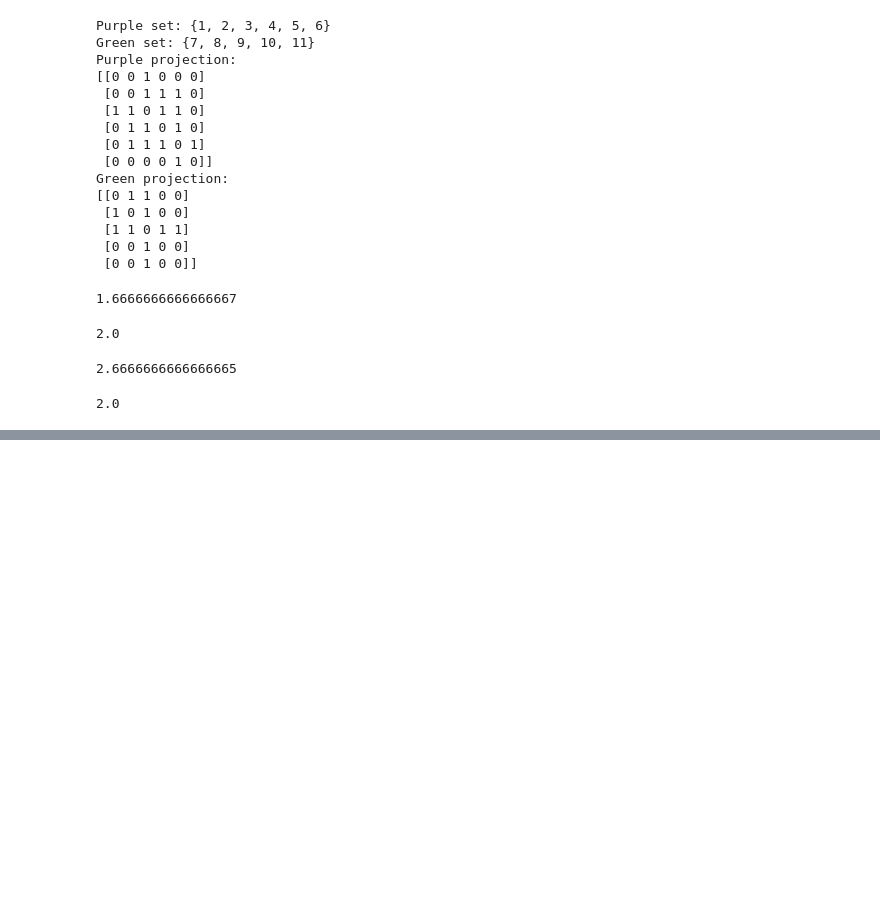
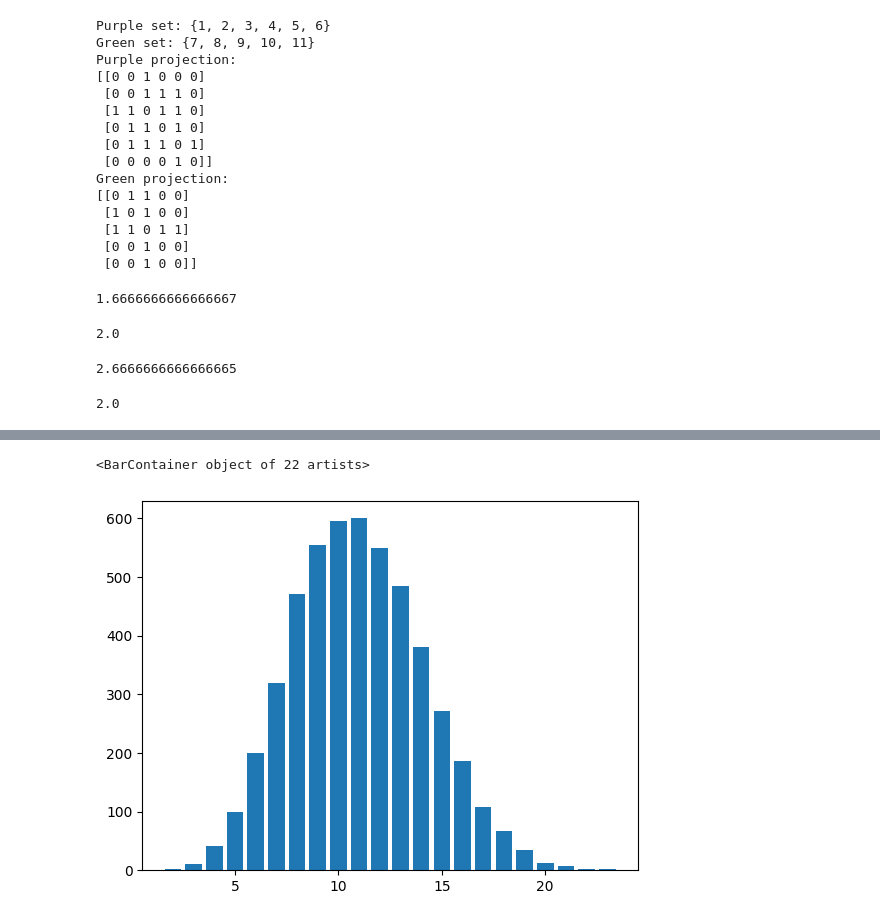
Before and after one commit to matyiandras/socialgraphs2024, a Jupyter notebook: files/week2_ex.ipynb, the cells around one changed output, grey strips where cells are left out. Drawn from its saved outputs; the diff is of its cells as text; code cells hidden in the pictures; blank space fills up the shorter version.

```diff
--- a/files/week2_ex.ipynb
+++ b/files/week2_ex.ipynb
@@ -173,0 +200,8 @@ sum(dict(Bpy.degree()).values())/len(Bpy)
+# %%
+bin_v = np.arange(min(poi), max(poi)+1, 1)
+hist = np.histogram(poi, bins=bin_v)
+
+plt.bar(hist[1][1:], hist[0])
+# %% [output]
+<BarContainer object of 22 artists>
+[figure, added]
```
Also changed, not shown: parts of 8 cells of this notebook.
